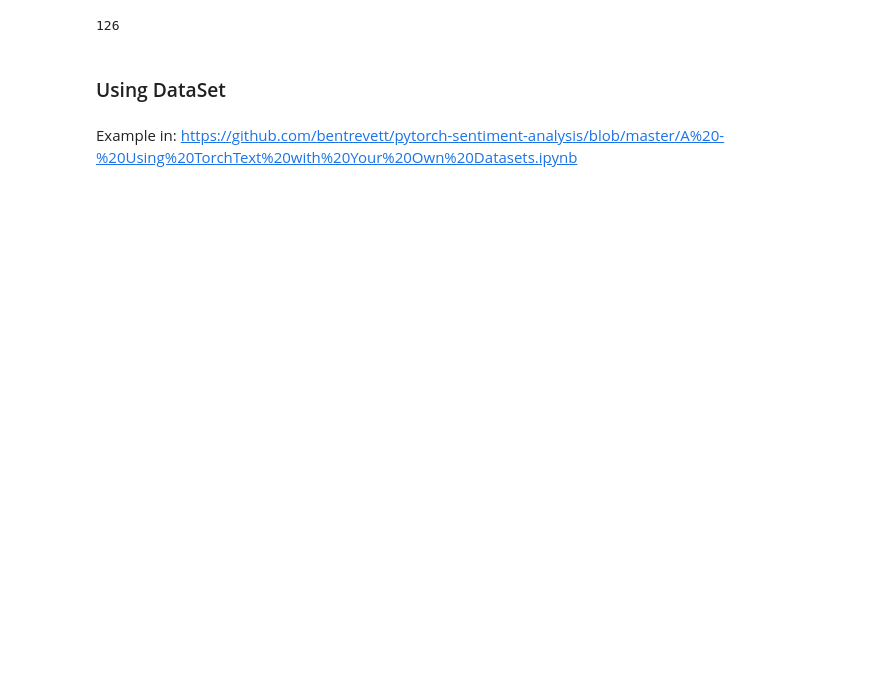
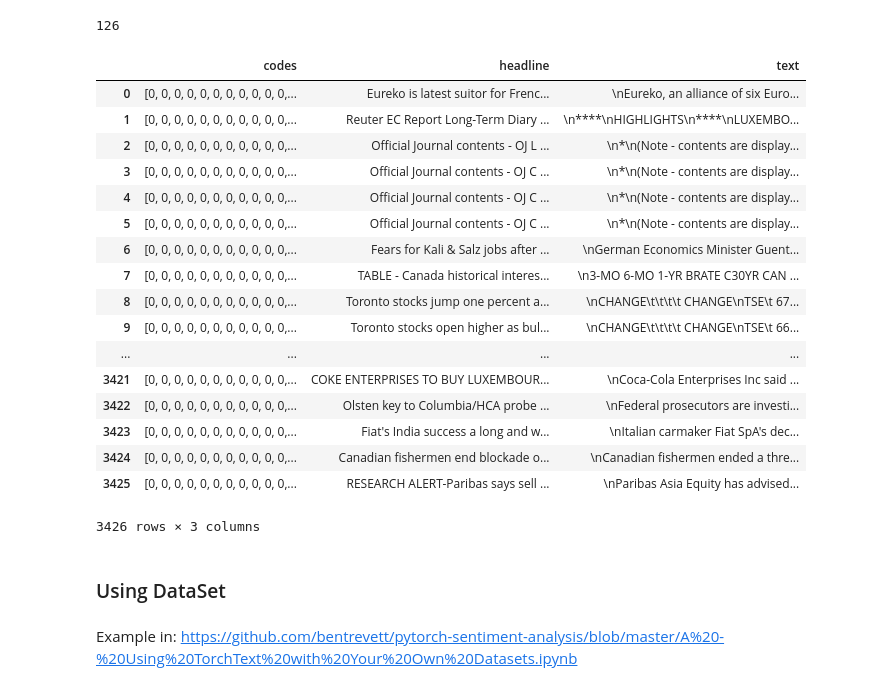
Before and after one commit to jannenev/reuters, a Jupyter notebook: simple_version.ipynb, the cells around one changed output. Saved outputs shown, nothing was run; the diff lists cells and outputs as text; code cells hidden in the pictures; blank space fills up the shorter version.

```diff
--- a/simple_version.ipynb
+++ b/simple_version.ipynb
@@ -35,3 +54,24 @@ print(len(classcodes))
+# %%
+reuters
+# %% [output]
+|  | codes | headline | text |
+| 0 | [0, 0, 0, 0, 0, 0, 0, 0, 0, 0, 0,... | Eureko is latest suitor for Frenc... | \nEureko, an alliance of six Euro... |
+| 1 | [0, 0, 0, 0, 0, 0, 0, 0, 0, 0, 0,... | Reuter EC Report Long-Term Diary ... | \n****\nHIGHLIGHTS\n****\nLUXEMBO... |
+| 2 | [0, 0, 0, 0, 0, 0, 0, 0, 0, 0, 0,... | Official Journal contents - OJ L ... | \n*\n(Note - contents are display... |
+| 3 | [0, 0, 0, 0, 0, 0, 0, 0, 0, 0, 0,... | Official Journal contents - OJ C ... | \n*\n(Note - contents are display... |
+| 4 | [0, 0, 0, 0, 0, 0, 0, 0, 0, 0, 0,... | Official Journal contents - OJ C ... | \n*\n(Note - contents are display... |
+| 5 | [0, 0, 0, 0, 0, 0, 0, 0, 0, 0, 0,... | Official Journal contents - OJ C ... | \n*\n(Note - contents are display... |
+| 6 | [0, 0, 0, 0, 0, 0, 0, 0, 0, 0, 0,... | Fears for Kali & Salz jobs after ... | \nGerman Economics Minister Guent... |
+| 7 | [0, 0, 0, 0, 0, 0, 0, 0, 0, 0, 0,... | TABLE - Canada historical interes... | \n3-MO 6-MO 1-YR BRATE C30YR CAN ... |
+| 8 | [0, 0, 0, 0, 0, 0, 0, 0, 0, 0, 0,... | Toronto stocks jump one percent a... | \nCHANGE\t\t\t\t CHANGE\nTSE\t 67... |
+| 9 | [0, 0, 0, 0, 0, 0, 0, 0, 0, 0, 0,... | Toronto stocks open higher as bul... | \nCHANGE\t\t\t\t CHANGE\nTSE\t 66... |
+| ... | ... | ... | ... |
+| 3421 | [0, 0, 0, 0, 0, 0, 0, 0, 0, 0, 0,... | COKE ENTERPRISES TO BUY LUXEMBOUR... | \nCoca-Cola Enterprises Inc said ... |
+| 3422 | [0, 0, 0, 0, 0, 0, 0, 0, 0, 0, 0,... | Olsten key to Columbia/HCA probe ... | \nFederal prosecutors are investi... |
+| 3423 | [0, 0, 0, 0, 0, 0, 0, 0, 0, 0, 0,... | Fiat's India success a long and w... | \nItalian carmaker Fiat SpA's dec... |
+| 3424 | [0, 0, 0, 0, 0, 0, 0, 0, 0, 0, 0,... | Canadian fishermen end blockade o... | \nCanadian fishermen ended a thre... |
+| 3425 | [0, 0, 0, 0, 0, 0, 0, 0, 0, 0, 0,... | RESEARCH ALERT-Paribas says sell ... | \nParibas Asia Equity has advised... |
+3426 rows × 3 columns
 # %% [markdown]
 ### Using DataSet
 # %% [markdown]
```
Also changed, not shown: parts of 23 cells of this notebook, 4 other files.
